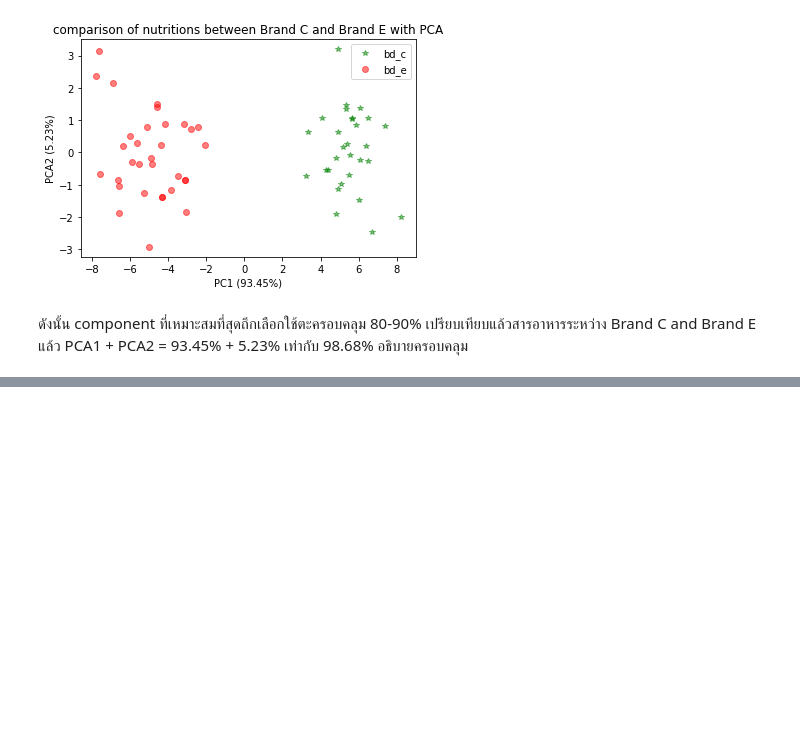
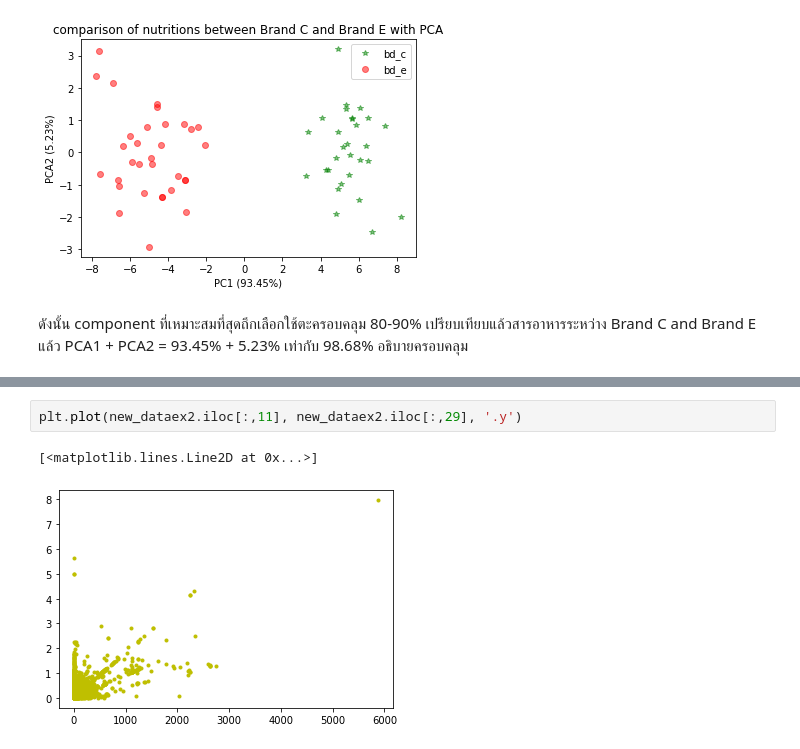
Before and after one commit to Jittiya/multivariate, a Jupyter notebook: Exam01.ipynb, the cells around one changed output, grey strips where cells are left out. Saved outputs shown, nothing was run; the diff lists cells and outputs as text; blank space fills up the shorter version.

```diff
--- a/Exam01.ipynb
+++ b/Exam01.ipynb
@@ -301,0 +432,5 @@ Text(0, 0.5, 'PCA2 (5.23%)')
+# %%
+plt.plot(new_dataex2.iloc[:,11], new_dataex2.iloc[:,29], '.y')
+# %% [output]
+[<matplotlib.lines.Line2D at 0x...>]
+[figure, added]
```
Also changed, not shown: parts of 44 cells of this notebook.
